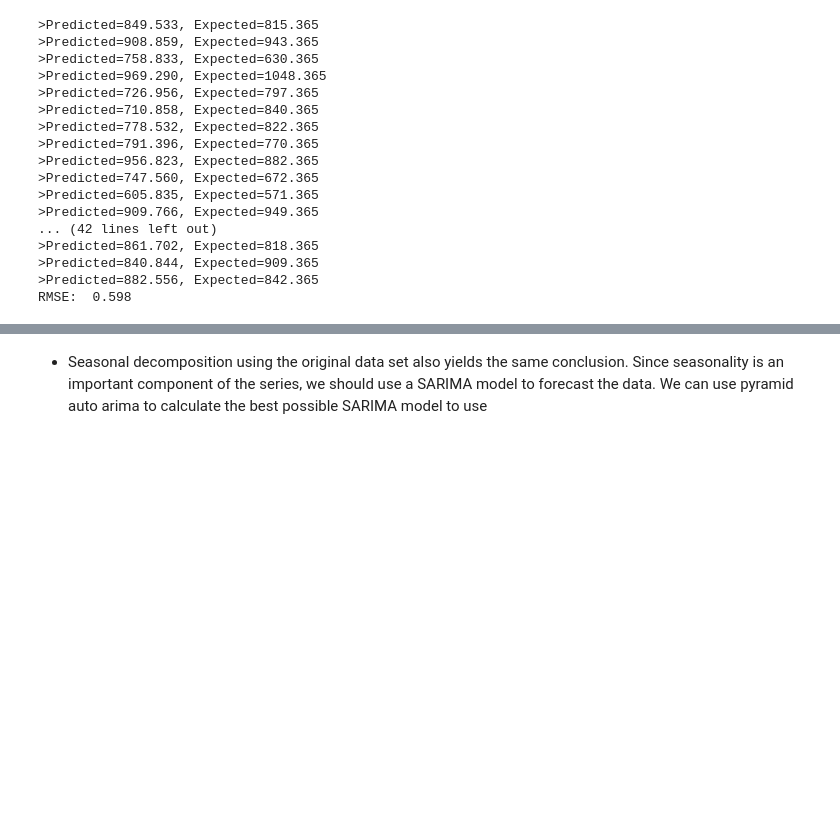
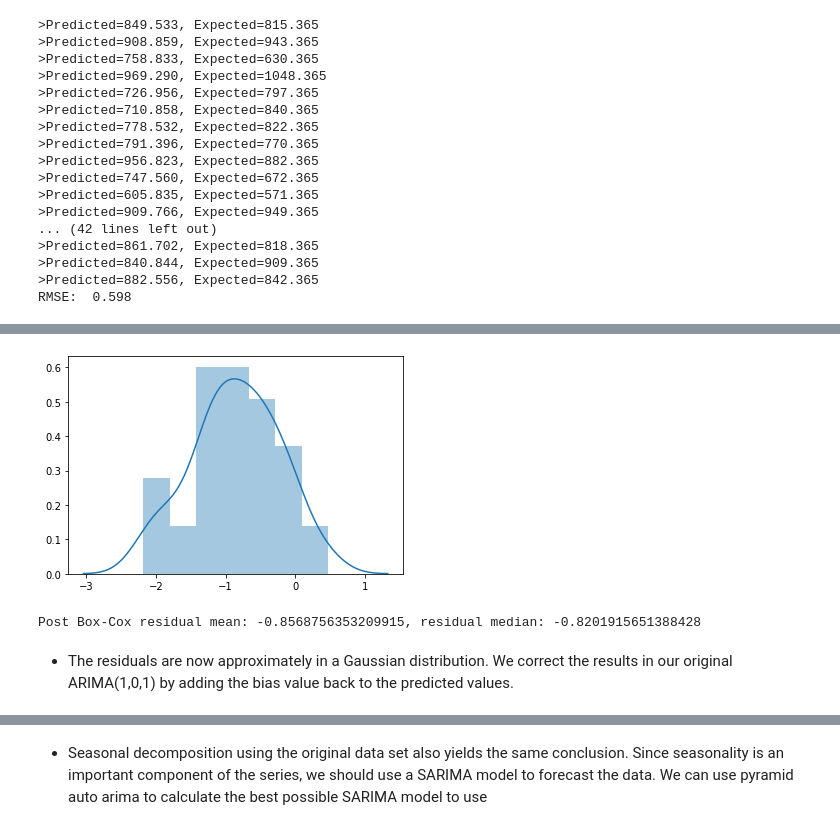
Before and after one commit to grantrzchan/HTX_Armed_Robberies, a Jupyter notebook: HTX_Robberies_ARIMA.ipynb, the cells around one changed output, grey strips where cells are left out. Saved outputs shown, nothing was run; the diff lists cells and outputs as text; code cells hidden in the pictures; blank space fills up the shorter version.

```diff
--- a/HTX_Robberies_ARIMA.ipynb
+++ b/HTX_Robberies_ARIMA.ipynb
@@ -477,0 +503,15 @@ plt.show()
+# %%
+from scipy.stats import boxcox
+r_x, r_lmb = boxcox(arima101_resid.values)
+
+#plot transformed residuals
+sns.distplot(r_x)
+plt.show()
+
+#determine transformed mean and median
+print(f'Post Box-Cox residual mean: {np.mean(r_x)}, residual median: {np.median(r_x)}')
+# %% [output]
+[figure, added]
+Post Box-Cox residual mean: -0.8568756353209915, residual median: -0.8201915651388428
+# %% [markdown]
+- The residuals are now approximately in a Gaussian distribution. We correct the results in our original ARIMA(1,0,1) by adding the bias value back to the predicted values.
```
Also changed, not shown: parts of 31 cells of this notebook, 5 other files.
